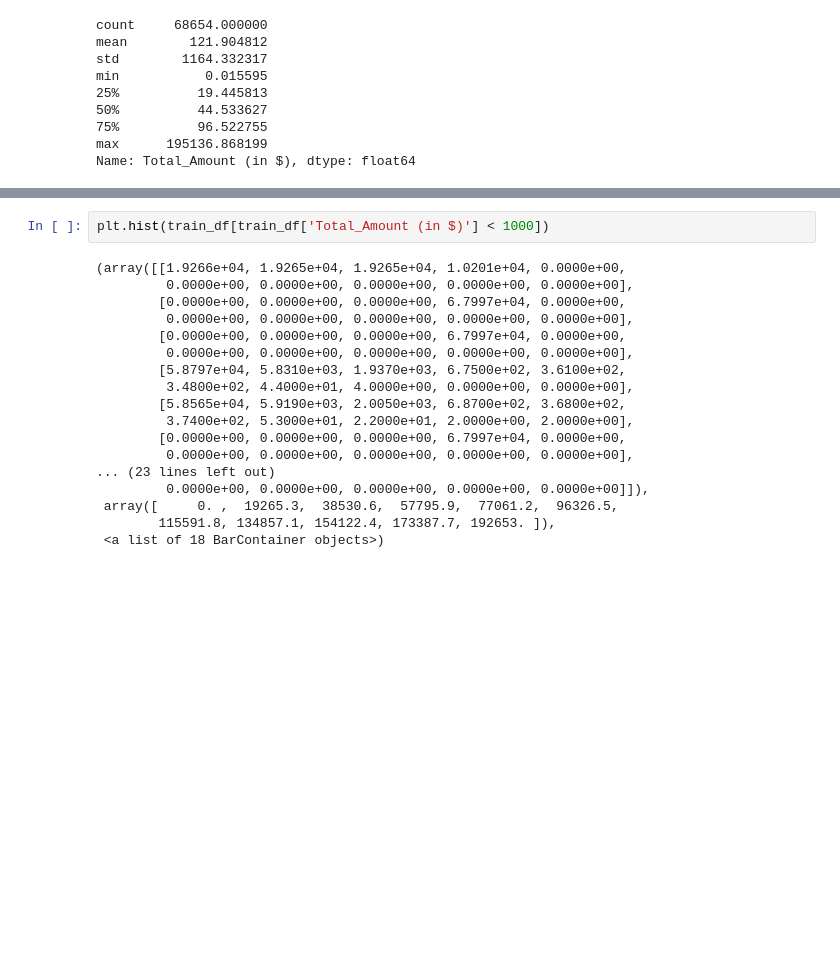
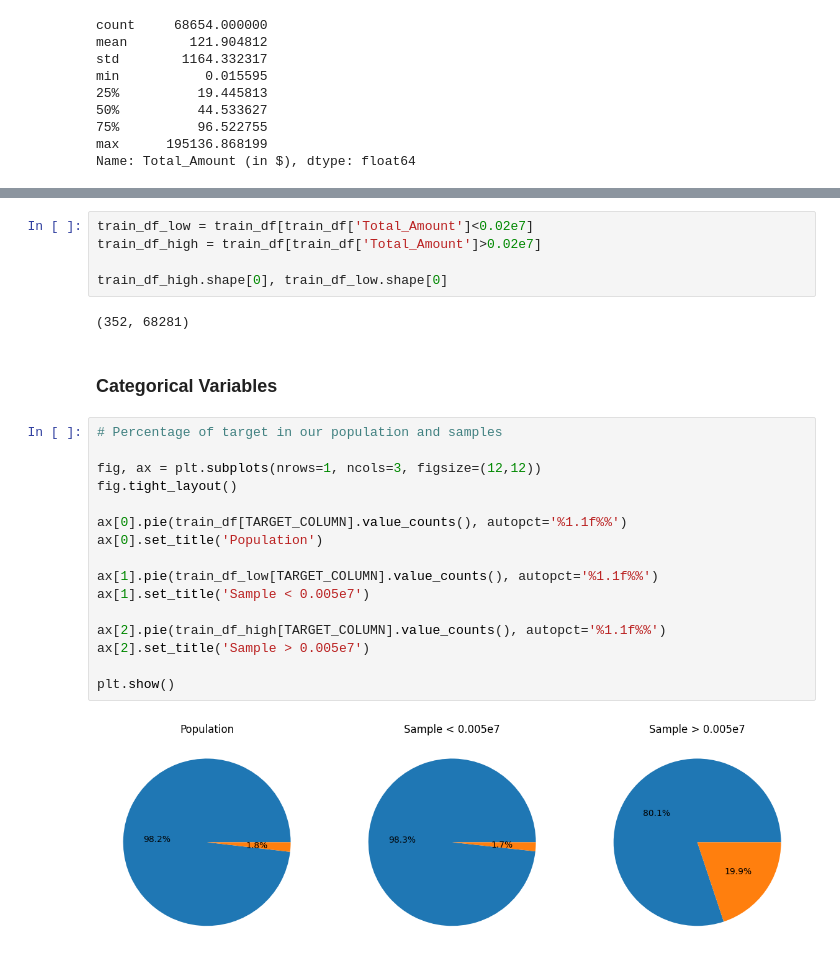
Before and after one commit to Shubham-Mate/Africa-Credit-Scoring, a Jupyter notebook: Untitled.ipynb, the cells around one changed output, grey strips where cells are left out. Saved outputs shown, nothing was run; the diff lists cells and outputs as text; blank space fills up the shorter version.

```diff
--- a/Untitled.ipynb
+++ b/Untitled.ipynb
@@ -323,20 +301,27 @@ train_df[train_df['Total_Amount (in $)'] > 1000]
-# %%
-plt.hist(train_df[train_df['Total_Amount (in $)'] < 1000])
-# %% [output]
-(array([[1.9266e+04, 1.9265e+04, 1.9265e+04, 1.0201e+04, 0.0000e+00,
-         0.0000e+00, 0.0000e+00, 0.0000e+00, 0.0000e+00, 0.0000e+00],
-        [0.0000e+00, 0.0000e+00, 0.0000e+00, 6.7997e+04, 0.0000e+00,
-         0.0000e+00, 0.0000e+00, 0.0000e+00, 0.0000e+00, 0.0000e+00],
-        [0.0000e+00, 0.0000e+00, 0.0000e+00, 6.7997e+04, 0.0000e+00,
-         0.0000e+00, 0.0000e+00, 0.0000e+00, 0.0000e+00, 0.0000e+00],
-        [5.8797e+04, 5.8310e+03, 1.9370e+03, 6.7500e+02, 3.6100e+02,
-         3.4800e+02, 4.4000e+01, 4.0000e+00, 0.0000e+00, 0.0000e+00],
-        [5.8565e+04, 5.9190e+03, 2.0050e+03, 6.8700e+02, 3.6800e+02,
-         3.7400e+02, 5.3000e+01, 2.2000e+01, 2.0000e+00, 2.0000e+00],
-        [0.0000e+00, 0.0000e+00, 0.0000e+00, 6.7997e+04, 0.0000e+00,
-         0.0000e+00, 0.0000e+00, 0.0000e+00, 0.0000e+00, 0.0000e+00],
-... (23 lines left out)
-         0.0000e+00, 0.0000e+00, 0.0000e+00, 0.0000e+00, 0.0000e+00]]),
- array([     0. ,  19265.3,  38530.6,  57795.9,  77061.2,  96326.5,
-        115591.8, 134857.1, 154122.4, 173387.7, 192653. ]),
- <a list of 18 BarContainer objects>)
+# %%
+train_df_low = train_df[train_df['Total_Amount']<0.02e7]
+train_df_high = train_df[train_df['Total_Amount']>0.02e7]
+
+train_df_high.shape[0], train_df_low.shape[0]
+# %% [output]
+(352, 68281)
+# %% [markdown]
+### Categorical Variables
+# %%
+# Percentage of target in our population and samples
+
+fig, ax = plt.subplots(nrows=1, ncols=3, figsize=(12,12))
+fig.tight_layout()
+
+ax[0].pie(train_df[TARGET_COLUMN].value_counts(), autopct='%1.1f%%')
+ax[0].set_title('Population')
+
+ax[1].pie(train_df_low[TARGET_COLUMN].value_counts(), autopct='%1.1f%%')
+ax[1].set_title('Sample < 0.005e7')
+
+ax[2].pie(train_df_high[TARGET_COLUMN].value_counts(), autopct='%1.1f%%')
+ax[2].set_title('Sample > 0.005e7')
+
+plt.show()
+# %% [output]
+[figure, added]
```
Also changed, not shown: parts of 32 cells of this notebook, 8 other files.
